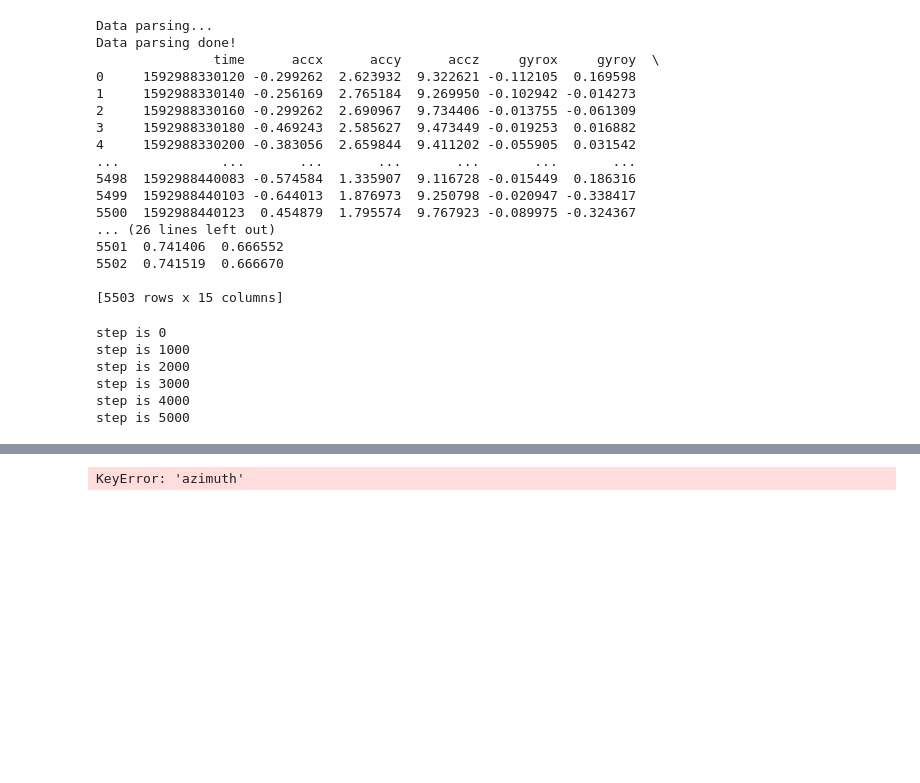
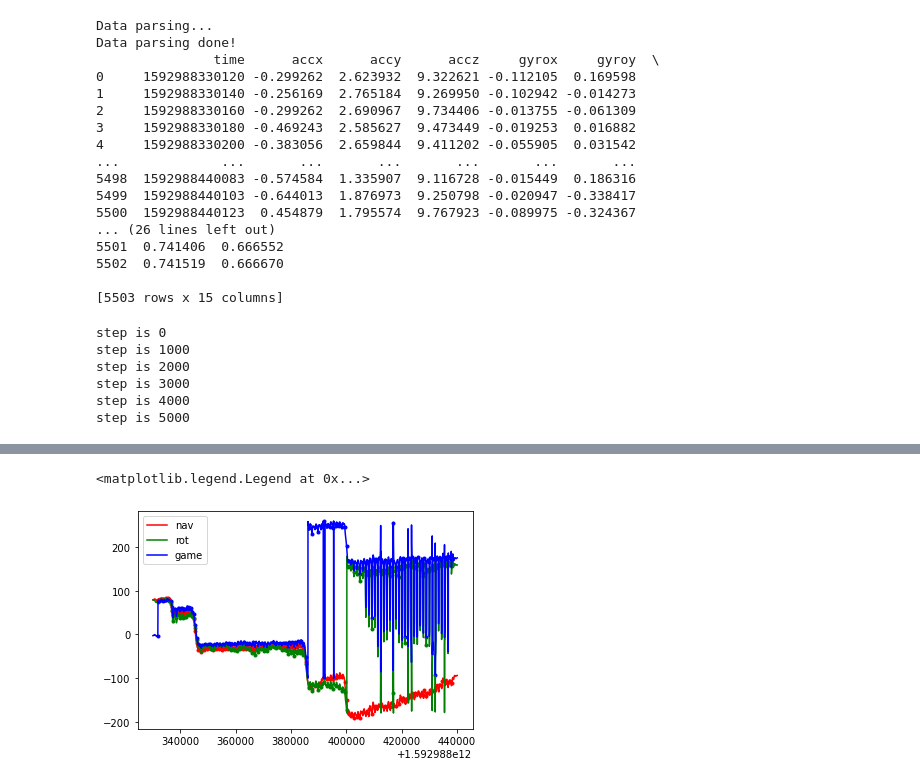
Before and after one commit to keenranger/WHere_codes, a Jupyter notebook: main.ipynb, the cells around one changed output, grey strips where cells are left out. Cells and saved outputs as stored; diff of their text form; code cells hidden in the pictures; blank space fills up the shorter version.

```diff
--- a/main.ipynb
+++ b/main.ipynb
@@ -83,18 +83,19 @@ ax.set_aspect('equal')
 # %%
 fig2, ax2 = plt.subplots()
 ax2.plot(walker.headingcalc.heading_df['time'],
-            np.rad2deg(walker.headingcalc.heading_df['body']), label="body", c='r')
+            np.rad2deg(walker.headingcalc.heading_df['nav']), label="nav", c='r')
 ax2.plot(walker.headingcalc.heading_df['time'],
-            np.rad2deg(walker.headingcalc.heading_df['nav']), label="nav", c='g')
+            np.rad2deg(walker.headingcalc.heading_df['rot']), label="rot", c='g')
 ax2.plot(walker.headingcalc.heading_df['time'],
-            np.rad2deg(walker.headingcalc.heading_df['azimuth']), label="azimuth", c='b')
+            np.rad2deg(walker.headingcalc.heading_df['game']), label="game", c='b')
 peak_index = walker.pvdetect.peak_df["idx"]
 ax2.scatter(walker.headingcalc.heading_df['time'].loc[peak_index],
-            np.rad2deg(walker.headingcalc.heading_df['body'].loc[peak_index]), marker='.', c='r')
+            np.rad2deg(walker.headingcalc.heading_df['nav'].loc[peak_index]), marker='.', c='r')
 ax2.scatter(walker.headingcalc.heading_df['time'].loc[peak_index],
-            np.rad2deg(walker.headingcalc.heading_df['nav'].loc[peak_index]), marker='.', c='g')
+            np.rad2deg(walker.headingcalc.heading_df['rot'].loc[peak_index]), marker='.', c='g')
 ax2.scatter(walker.headingcalc.heading_df['time'].loc[peak_index],
-            np.rad2deg(walker.headingcalc.heading_df['azimuth'].loc[peak_index]), marker='.', c='b')
+            np.rad2deg(walker.headingcalc.heading_df['game'].loc[peak_index]), marker='.', c='b')
 ax2.legend(loc='best')
 # %% [output]
-KeyError: 'azimuth'
+<matplotlib.legend.Legend at 0x...>
+[figure, added]
```
Also changed, not shown: parts of 3 cells of this notebook, 2 other files.
